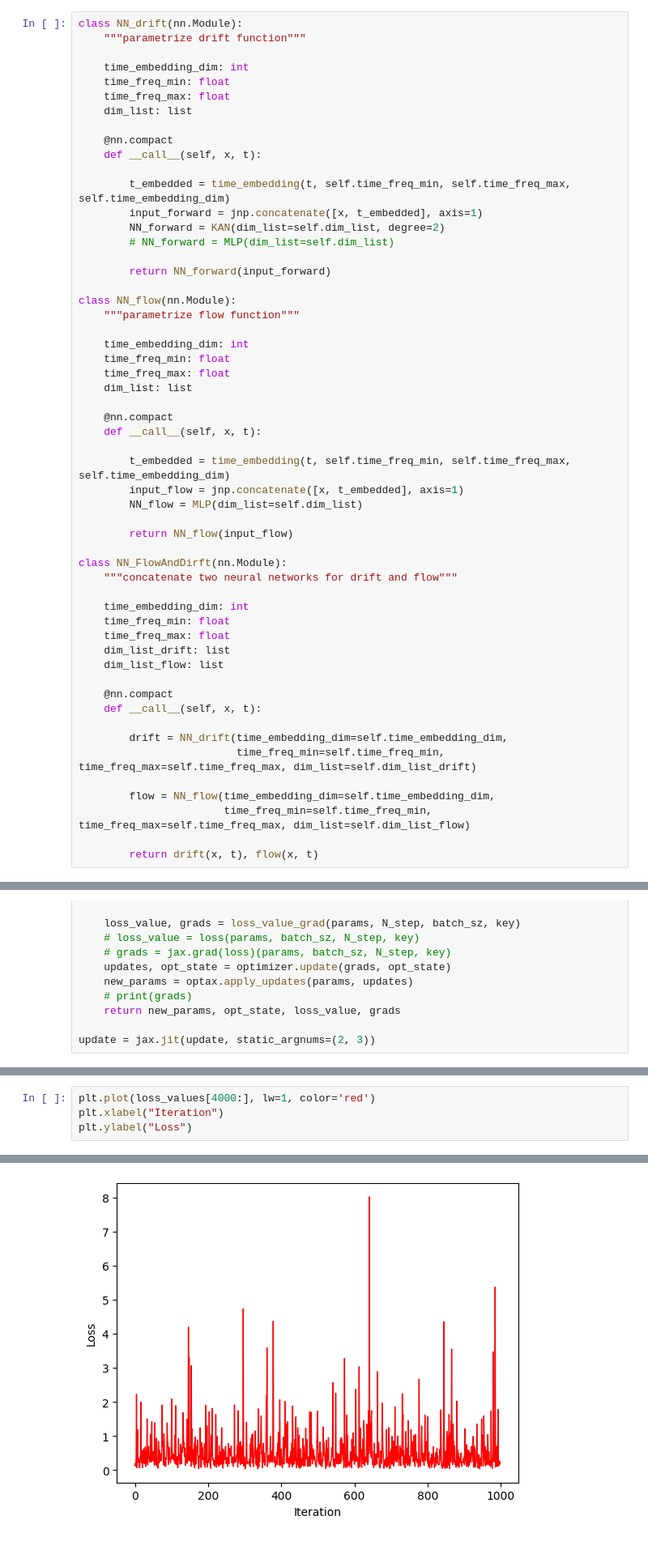
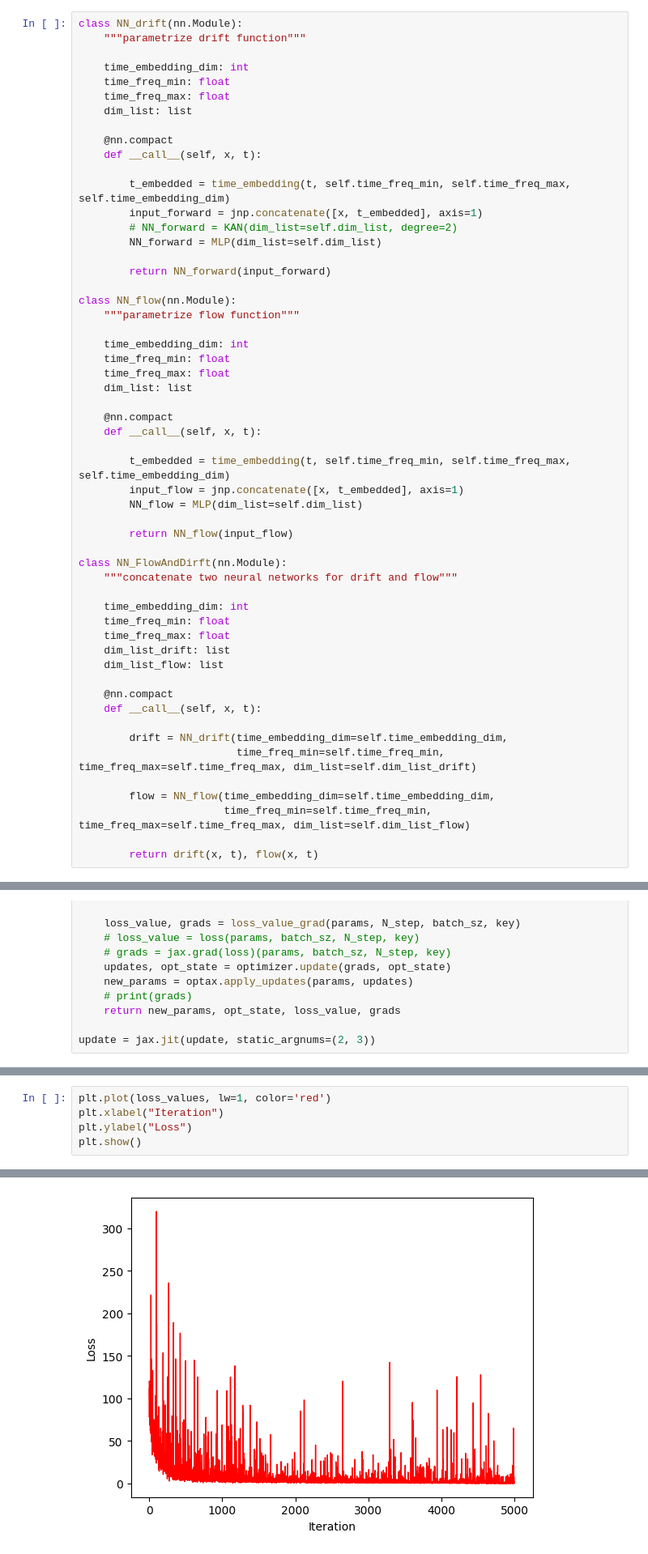
Before and after one commit to Ruizi-Wu/Mini-Project, a Jupyter notebook: TryToBuild.ipynb, the cells around one changed output, grey strips where cells are left out. Shown at 81% size. Drawn from its saved outputs; the diff is of its cells as text.

```diff
--- a/TryToBuild.ipynb
+++ b/TryToBuild.ipynb
@@ -45,8 +45,8 @@ class NN_drift(nn.Module):
 
         t_embedded = time_embedding(t, self.time_freq_min, self.time_freq_max, self.time_embedding_dim)
         input_forward = jnp.concatenate([x, t_embedded], axis=1)
-        NN_forward = KAN(dim_list=self.dim_list, degree=2)
-        # NN_forward = MLP(dim_list=self.dim_list)
+        # NN_forward = KAN(dim_list=self.dim_list, degree=2)
+        NN_forward = MLP(dim_list=self.dim_list)
 
         return NN_forward(input_forward)
 
@@ -306,5 +306,6 @@ Iteration 5000 |  Loss: 0.19  |  Time: 207.16 s
 # %%
-plt.plot(loss_values[4000:], lw=1, color='red')
+plt.plot(loss_values, lw=1, color='red')
 plt.xlabel("Iteration")
 plt.ylabel("Loss")
+plt.show()
 # %% [output]
@@ -312,4 +312,4 @@ Text(0, 0.5, 'Loss')
-[figure, old version]
+[figure, new version]
 # %%
 N_steps = 100
 batch_sz = 10_000
```
Also changed, not shown: parts of 4 cells of this notebook, 2 other files.
